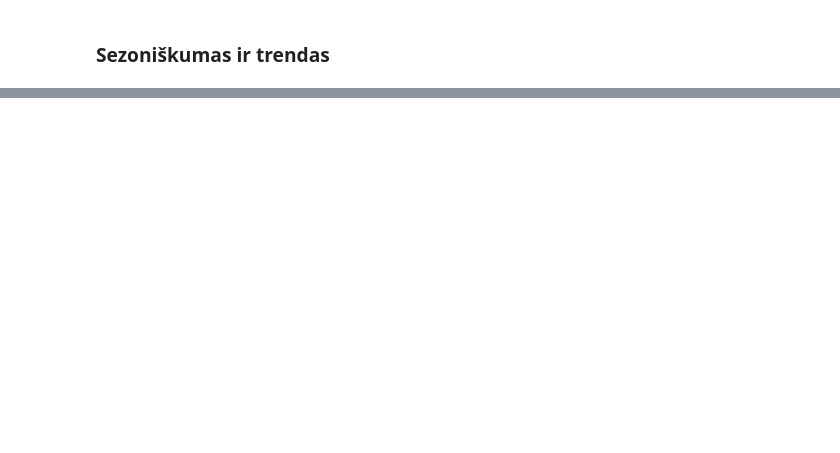
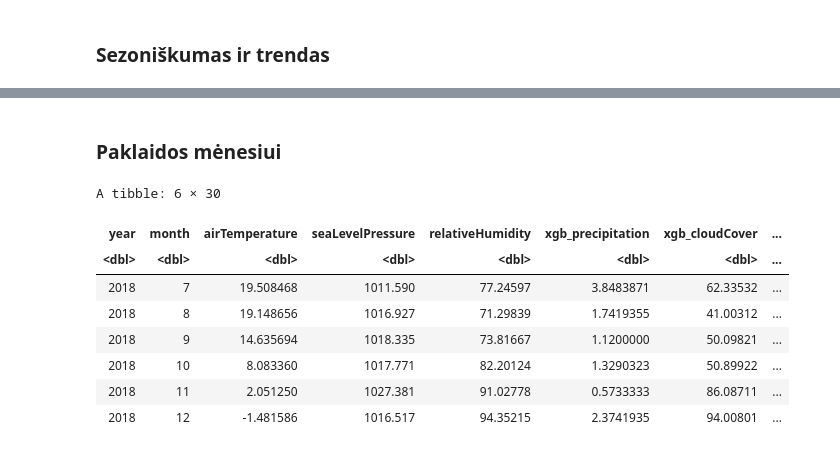
Before and after one commit to rugcer04/Duomenu_mokslo_projektas, a Jupyter notebook: code/R/EDA/dependency_analysis.ipynb, the cells around one changed output, grey strips where cells are left out. Drawn from its saved outputs; the diff is of its cells as text; code cells hidden in the pictures; blank space fills up the shorter version.

```diff
--- a/code/R/EDA/dependency_analysis.ipynb
+++ b/code/R/EDA/dependency_analysis.ipynb
@@ -136,0 +124,18 @@ corrplot(t(cor_rez), method = 'number', tl.srt = 45, tl.col = 'black', cl.pos =
+# %% [markdown]
+### Paklaidos mėnesiui
+# %%
+data_by_month <- data_with_error %>%
+    select(-t2m) %>%
+    group_by(year = year(time), month = month(time)) %>%
+    summarise(across(where(is.numeric), ~mean(., na.rm = TRUE)), .groups = "drop")
+head(data_by_month)
+# %% [output]
+A tibble: 6 × 30
+| year | month | airTemperature | seaLevelPressure | relativeHumidity | xgb_precipitation | xgb_cloudCover | ... |
+| <dbl> | <dbl> | <dbl> | <dbl> | <dbl> | <dbl> | <dbl> | ... |
+| 2018 | 7 | 19.508468 | 1011.590 | 77.24597 | 3.8483871 | 62.33532 | ... |
+| 2018 | 8 | 19.148656 | 1016.927 | 71.29839 | 1.7419355 | 41.00312 | ... |
+| 2018 | 9 | 14.635694 | 1018.335 | 73.81667 | 1.1200000 | 50.09821 | ... |
+| 2018 | 10 | 8.083360 | 1017.771 | 82.20124 | 1.3290323 | 50.89922 | ... |
+| 2018 | 11 | 2.051250 | 1027.381 | 91.02778 | 0.5733333 | 86.08711 | ... |
+| 2018 | 12 | -1.481586 | 1016.517 | 94.35215 | 2.3741935 | 94.00801 | ... |
```
Also changed, not shown: parts of 17 cells of this notebook.
